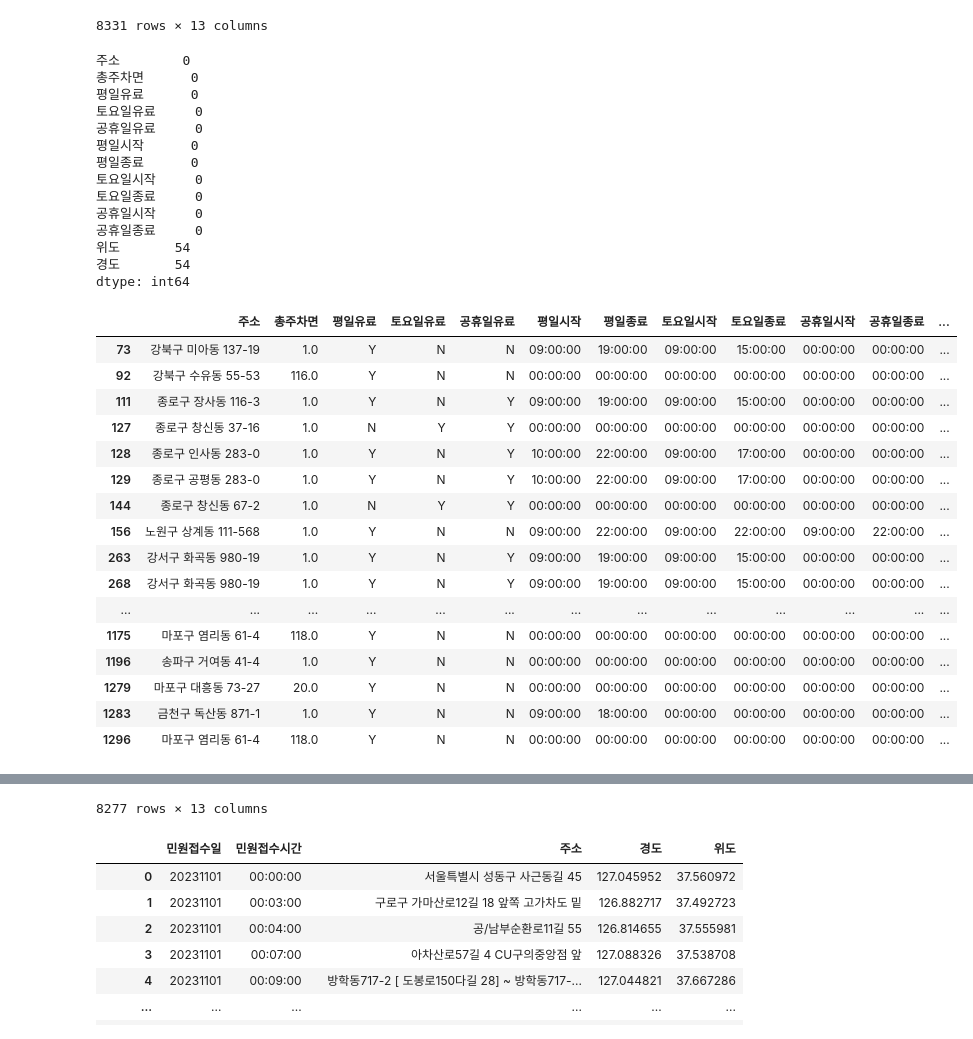
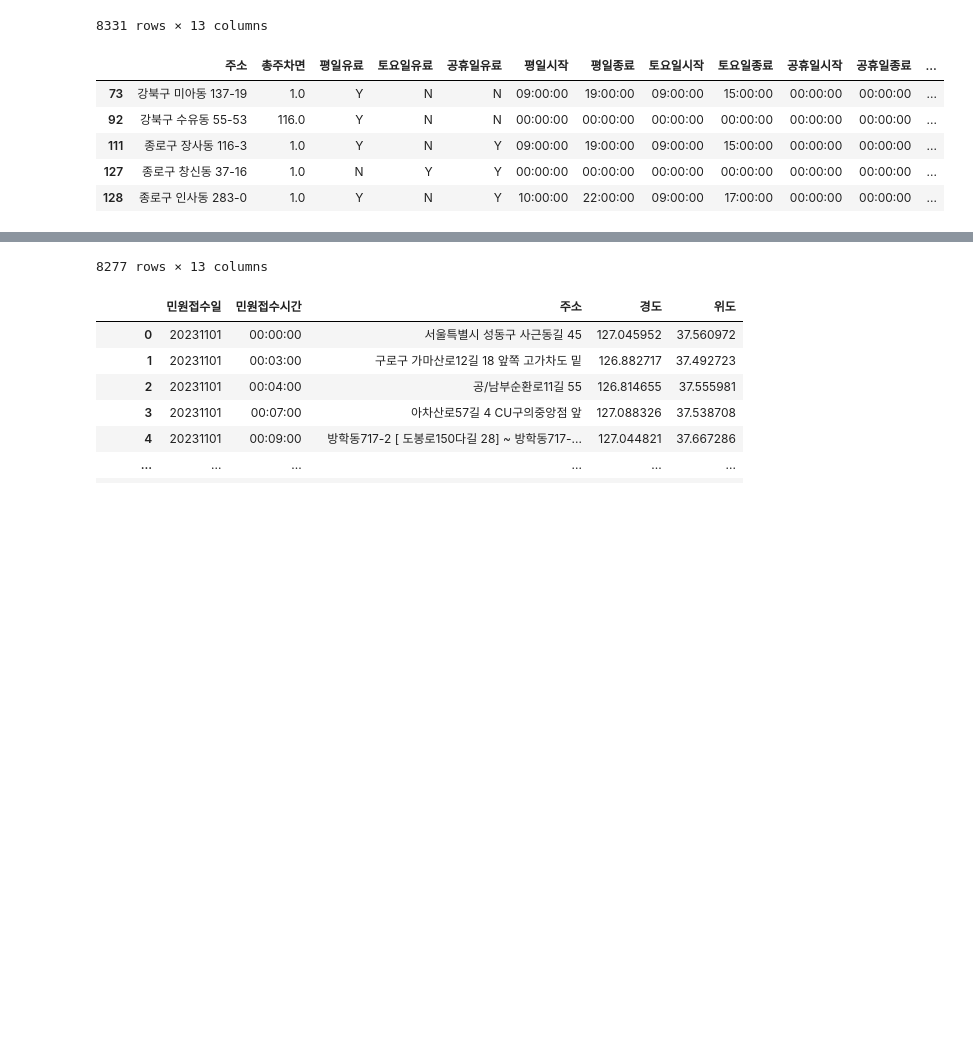
Before and after one commit to vxlmlxv/20251R0136COSE47101, a Jupyter notebook: cleaning.ipynb, the cells around one changed output, grey strips where cells are left out. Cells and saved outputs as stored; diff of their text form; code cells hidden in the pictures; blank space fills up the shorter version.

Commit message:
Redo geocoding with correct order of Longitude-Latitude index

```diff
--- a/preprocessing.ipynb
+++ b/cleaning.ipynb
@@ -65,7 +78,7 @@ df_park_info = df_park_info.rename(columns={
 })
 
 # Define the desired column order
-new_columns = ['주소', '총주차면', '평일유료', '토요일유료', '공휴일유료', '평일시작', '평일종료', '토요일시작', '토요일종료', '공휴일시작', '공휴일종료', '위도', '경도']
+new_columns = ['주소', '총주차면', '평일유료', '토요일유료', '공휴일유료', '평일시작', '평일종료', '토요일시작', '토요일종료', '공휴일시작', '공휴일종료', '경도', '위도']
 
 # Reorder the columns in the DataFrame
 df_parks = df_park_info[new_columns]
@@ -81,26 +94,22 @@ display(df_parks.head())
 | 4 | 영등포구 당산동3가 385-0 | 190.0 | Y | N | N | 0 | 2400 | 0 | 2400 | 0 | 2400 | ... |
 # %%
 def parse_time(value):
-    """Convert an integer or string time (HHMM or HH:MM:SS) to a datetime.time object."""
+
     if pd.isna(value):
         return None
 
-    # build a zero-padded string
     time_str = str(int(value)).zfill(4) if isinstance(value, (int, float)) else str(value)
 
-    # special-case “2400” or “24:00[:00]” as midnight
+    # Special-case “2400” or “24:00[:00]” as midnight
     if time_str in ("2400", "24:00", "24:00:00"):
         return time(0, 0)
 
     try:
         # Try parsing as HHMM
         return pd.to_datetime(time_str, format="%H%M").time()
-    except ValueError:
-        # Fallback to general parser (HH:MM:SS etc.)
-        try:
-            return pd.to_datetime(time_str).time()
-        except Exception:
-            return None
+
+    except:
+        return None
 # %%
 time_columns = ['평일시작', '평일종료', '토요일시작', '토요일종료', '공휴일시작', '공휴일종료']
 for col in time_columns:
@@ -121,14 +130,12 @@ See the caveats in the documentation: https://pandas.pydata.org/pandas-docs/stab
 | 4 | 영등포구 당산동3가 385-0 | 190.0 | Y | N | N | 00:00:00 | 00:00:00 | 00:00:00 | 00:00:00 | 00:00:00 | 00:00:00 | ... |
 # %%
 # Find rows with missing values in columns except '위도' or '경도'
-missing_rows = df_parks[df_parks.drop(columns=['위도', '경도']).isnull().any(axis=1)]
+missing_rows = df_parks[df_parks.drop(columns=['경도', '위도']).isnull().any(axis=1)]
 
 # Display rows with missing values
+print("Rows with missing values")
 display(missing_rows)
 
 # Drop rows with missing values in columns except '위도' or '경도'
 df_parks_dropped = df_parks.drop(missing_rows.index)
-
-# Display the updated DataFrame
-display(df_parks_dropped)
 # %% [output]
@@ -236,11 +231,11 @@ def get_coordinates(address):
             return point_info['x'], point_info['y']
     return None, None
 # %%
-# Apply the function to the '주소' column and store the results
-df_parks_missing[['위도', '경도']] = df_parks_missing['주소'].apply(lambda addr: pd.Series(get_coordinates(addr)))
+# Geocode missing coordinates
+df_parks_missing[['경도', '위도']] = df_parks_missing['주소'].apply(lambda addr: pd.Series(get_coordinates(addr)))
 
 # Display the updated dataframe
-df_parks_missing.head()
+df_parks_missing
 # %% [output]
 |  | 주소 | 총주차면 | 평일유료 | 토요일유료 | 공휴일유료 | 평일시작 | 평일종료 | 토요일시작 | 토요일종료 | 공휴일시작 | 공휴일종료 | ... |
 | 0 | 도봉구 창동 24-0 | 71.0 | Y | N | N | 09:00:00 | 19:00:00 | 09:00:00 | 19:00:00 | 09:00:00 | 19:00:00 | ... |
@@ -285,47 +271,21 @@ display(df_parks_combined)
 8331 rows × 13 columns
 # %%
 # Display rows with missing values
-missing_rows_combined = df_parks_combined[df_parks_combined.isnull().any(axis=1)]
-print(df_parks_combined.isnull().sum())
-display(missing_rows_combined)
+missing_rows = df_parks_combined[df_parks_combined.isnull().any(axis=1)]
+display(missing_rows.head())
 
-# Drop rows with missing values
+# Drop rows with coordinate still missing after geocoding
 df_parks_cleaned = df_parks_combined.dropna()
 
 # Display the cleaned DataFrame
 display(df_parks_cleaned)
 # %% [output]
-주소        0
-총주차면      0
-평일유료      0
-토요일유료     0
-공휴일유료     0
-평일시작      0
-평일종료      0
-토요일시작     0
-토요일종료     0
-공휴일시작     0
-공휴일종료     0
-위도       54
-경도       54
-dtype: int64
 |  | 주소 | 총주차면 | 평일유료 | 토요일유료 | 공휴일유료 | 평일시작 | 평일종료 | 토요일시작 | 토요일종료 | 공휴일시작 | 공휴일종료 | ... |
 | 73 | 강북구 미아동 137-19 | 1.0 | Y | N | N | 09:00:00 | 19:00:00 | 09:00:00 | 15:00:00 | 00:00:00 | 00:00:00 | ... |
 | 92 | 강북구 수유동 55-53 | 116.0 | Y | N | N | 00:00:00 | 00:00:00 | 00:00:00 | 00:00:00 | 00:00:00 | 00:00:00 | ... |
 | 111 | 종로구 장사동 116-3 | 1.0 | Y | N | Y | 09:00:00 | 19:00:00 | 09:00:00 | 15:00:00 | 00:00:00 | 00:00:00 | ... |
 | 127 | 종로구 창신동 37-16 | 1.0 | N | Y | Y | 00:00:00 | 00:00:00 | 00:00:00 | 00:00:00 | 00:00:00 | 00:00:00 | ... |
 | 128 | 종로구 인사동 283-0 | 1.0 | Y | N | Y | 10:00:00 | 22:00:00 | 09:00:00 | 17:00:00 | 00:00:00 | 00:00:00 | ... |
-| 129 | 종로구 공평동 283-0 | 1.0 | Y | N | Y | 10:00:00 | 22:00:00 | 09:00:00 | 17:00:00 | 00:00:00 | 00:00:00 | ... |
-| 144 | 종로구 창신동 67-2 | 1.0 | N | Y | Y | 00:00:00 | 00:00:00 | 00:00:00 | 00:00:00 | 00:00:00 | 00:00:00 | ... |
-| 156 | 노원구 상계동 111-568 | 1.0 | Y | N | N | 09:00:00 | 22:00:00 | 09:00:00 | 22:00:00 | 09:00:00 | 22:00:00 | ... |
-| 263 | 강서구 화곡동 980-19 | 1.0 | Y | N | Y | 09:00:00 | 19:00:00 | 09:00:00 | 15:00:00 | 00:00:00 | 00:00:00 | ... |
-| 268 | 강서구 화곡동 980-19 | 1.0 | Y | N | Y | 09:00:00 | 19:00:00 | 09:00:00 | 15:00:00 | 00:00:00 | 00:00:00 | ... |
-| ... | ... | ... | ... | ... | ... | ... | ... | ... | ... | ... | ... | ... |
-| 1175 | 마포구 염리동 61-4 | 118.0 | Y | N | N | 00:00:00 | 00:00:00 | 00:00:00 | 00:00:00 | 00:00:00 | 00:00:00 | ... |
-| 1196 | 송파구 거여동 41-4 | 1.0 | Y | N | N | 00:00:00 | 00:00:00 | 00:00:00 | 00:00:00 | 00:00:00 | 00:00:00 | ... |
-| 1279 | 마포구 대흥동 73-27 | 20.0 | Y | N | N | 00:00:00 | 00:00:00 | 00:00:00 | 00:00:00 | 00:00:00 | 00:00:00 | ... |
-| 1283 | 금천구 독산동 871-1 | 1.0 | Y | N | N | 09:00:00 | 18:00:00 | 00:00:00 | 00:00:00 | 00:00:00 | 00:00:00 | ... |
-| 1296 | 마포구 염리동 61-4 | 118.0 | Y | N | N | 00:00:00 | 00:00:00 | 00:00:00 | 00:00:00 | 00:00:00 | 00:00:00 | ... |
 |  | 주소 | 총주차면 | 평일유료 | 토요일유료 | 공휴일유료 | 평일시작 | 평일종료 | 토요일시작 | 토요일종료 | 공휴일시작 | 공휴일종료 | ... |
 | 0 | 도봉구 창동 24-0 | 71.0 | Y | N | N | 09:00:00 | 19:00:00 | 09:00:00 | 19:00:00 | 09:00:00 | 19:00:00 | ... |
 | 1 | 노원구 상계동 770-2 | 177.0 | Y | N | N | 00:00:00 | 00:00:00 | 00:00:00 | 00:00:00 | 00:00:00 | 00:00:00 | ... |
@@ -338,7 +298,7 @@ dtype: int64
 | 8328 | 강서구 화곡동 890-0 | 248.0 | Y | Y | Y | 00:00:00 | 00:00:00 | 00:00:00 | 00:00:00 | 00:00:00 | 00:00:00 | ... |
 | 8329 | 양천구 목동 905-32 | 48.0 | Y | N | Y | 09:00:00 | 19:00:00 | 09:00:00 | 15:00:00 | 00:00:00 | 00:00:00 | ... |
 | 8330 | 강북구 수유동 349-3 | 120.0 | Y | N | N | 00:00:00 | 00:00:00 | 00:00:00 | 00:00:00 | 00:00:00 | 00:00:00 | ... |
-8277 rows × 13 columns
+8277 rows × 13 columns
 # %%
 df_parks_cleaned.to_csv('parks.csv', index=False, encoding='utf-8-sig')
 # %%
```
Also changed, not shown: parts of 22 cells of this notebook, 6 other files.
